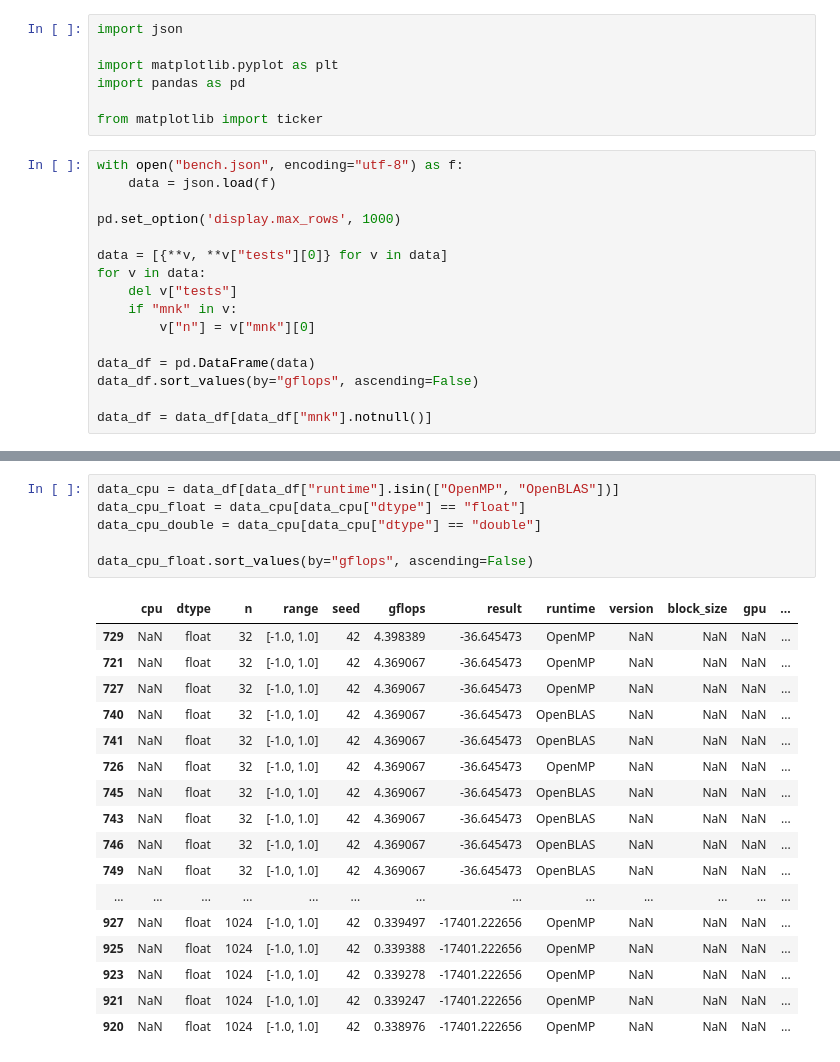
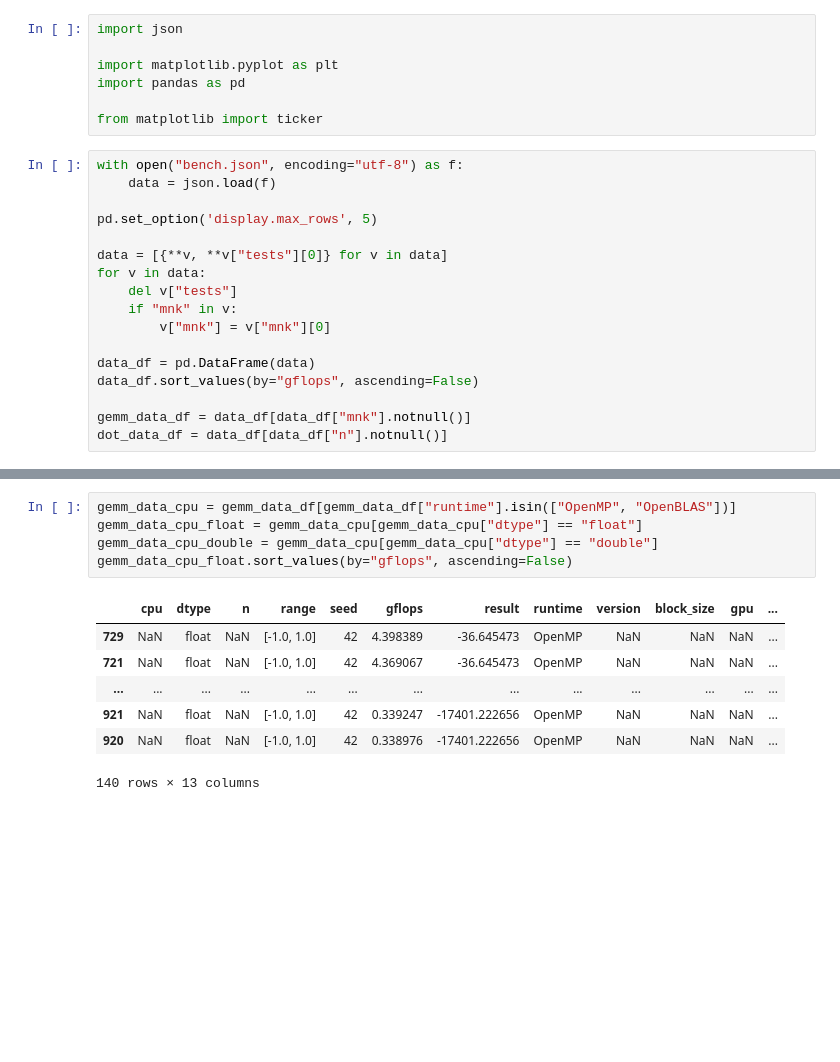
Before and after one commit to evsholukh/MatVec, a Jupyter notebook: bench.ipynb, the cells around one changed output, grey strips where cells are left out. Cells and saved outputs as stored; diff of their text form; blank space fills up the shorter version.

```diff
--- a/bench.ipynb
+++ b/bench.ipynb
@@ -31,15 +31,16 @@ from matplotlib import ticker
 with open("bench.json", encoding="utf-8") as f:
     data = json.load(f)
 
-pd.set_option('display.max_rows', 1000)
+pd.set_option('display.max_rows', 5)
 
 data = [{**v, **v["tests"][0]} for v in data]
 for v in data:
     del v["tests"]
     if "mnk" in v:
-        v["n"] = v["mnk"][0]
+        v["mnk"] = v["mnk"][0]
 
 data_df = pd.DataFrame(data)
 data_df.sort_values(by="gflops", ascending=False)
 
-data_df = data_df[data_df["mnk"].notnull()]
+gemm_data_df = data_df[data_df["mnk"].notnull()]
+dot_data_df = data_df[data_df["n"].notnull()]
@@ -46,24 +60,13 @@ data_df = data_df[data_df["mnk"].notnull()]
 # %%
-data_cpu = data_df[data_df["runtime"].isin(["OpenMP", "OpenBLAS"])]
-data_cpu_float = data_cpu[data_cpu["dtype"] == "float"]
-data_cpu_double = data_cpu[data_cpu["dtype"] == "double"]
-
-data_cpu_float.sort_values(by="gflops", ascending=False)
+gemm_data_cpu = gemm_data_df[gemm_data_df["runtime"].isin(["OpenMP", "OpenBLAS"])]
+gemm_data_cpu_float = gemm_data_cpu[gemm_data_cpu["dtype"] == "float"]
+gemm_data_cpu_double = gemm_data_cpu[gemm_data_cpu["dtype"] == "double"]
+gemm_data_cpu_float.sort_values(by="gflops", ascending=False)
 # %% [output]
 |  | cpu | dtype | n | range | seed | gflops | result | runtime | version | block_size | gpu | ... |
-| 729 | NaN | float | 32 | [-1.0, 1.0] | 42 | 4.398389 | -36.645473 | OpenMP | NaN | NaN | NaN | ... |
-| 721 | NaN | float | 32 | [-1.0, 1.0] | 42 | 4.369067 | -36.645473 | OpenMP | NaN | NaN | NaN | ... |
-| 727 | NaN | float | 32 | [-1.0, 1.0] | 42 | 4.369067 | -36.645473 | OpenMP | NaN | NaN | NaN | ... |
-| 740 | NaN | float | 32 | [-1.0, 1.0] | 42 | 4.369067 | -36.645473 | OpenBLAS | NaN | NaN | NaN | ... |
-| 741 | NaN | float | 32 | [-1.0, 1.0] | 42 | 4.369067 | -36.645473 | OpenBLAS | NaN | NaN | NaN | ... |
-| 726 | NaN | float | 32 | [-1.0, 1.0] | 42 | 4.369067 | -36.645473 | OpenMP | NaN | NaN | NaN | ... |
-| 745 | NaN | float | 32 | [-1.0, 1.0] | 42 | 4.369067 | -36.645473 | OpenBLAS | NaN | NaN | NaN | ... |
-| 743 | NaN | float | 32 | [-1.0, 1.0] | 42 | 4.369067 | -36.645473 | OpenBLAS | NaN | NaN | NaN | ... |
-| 746 | NaN | float | 32 | [-1.0, 1.0] | 42 | 4.369067 | -36.645473 | OpenBLAS | NaN | NaN | NaN | ... |
-| 749 | NaN | float | 32 | [-1.0, 1.0] | 42 | 4.369067 | -36.645473 | OpenBLAS | NaN | NaN | NaN | ... |
+| 729 | NaN | float | NaN | [-1.0, 1.0] | 42 | 4.398389 | -36.645473 | OpenMP | NaN | NaN | NaN | ... |
+| 721 | NaN | float | NaN | [-1.0, 1.0] | 42 | 4.369067 | -36.645473 | OpenMP | NaN | NaN | NaN | ... |
 | ... | ... | ... | ... | ... | ... | ... | ... | ... | ... | ... | ... | ... |
-| 927 | NaN | float | 1024 | [-1.0, 1.0] | 42 | 0.339497 | -17401.222656 | OpenMP | NaN | NaN | NaN | ... |
-| 925 | NaN | float | 1024 | [-1.0, 1.0] | 42 | 0.339388 | -17401.222656 | OpenMP | NaN | NaN | NaN | ... |
-| 923 | NaN | float | 1024 | [-1.0, 1.0] | 42 | 0.339278 | -17401.222656 | OpenMP | NaN | NaN | NaN | ... |
-| 921 | NaN | float | 1024 | [-1.0, 1.0] | 42 | 0.339247 | -17401.222656 | OpenMP | NaN | NaN | NaN | ... |
-| 920 | NaN | float | 1024 | [-1.0, 1.0] | 42 | 0.338976 | -17401.222656 | OpenMP | NaN | NaN | NaN | ... |
+| 921 | NaN | float | NaN | [-1.0, 1.0] | 42 | 0.339247 | -17401.222656 | OpenMP | NaN | NaN | NaN | ... |
+| 920 | NaN | float | NaN | [-1.0, 1.0] | 42 | 0.338976 | -17401.222656 | OpenMP | NaN | NaN | NaN | ... |
+140 rows × 13 columns
```
Also changed, not shown: parts of 7 cells of this notebook.
